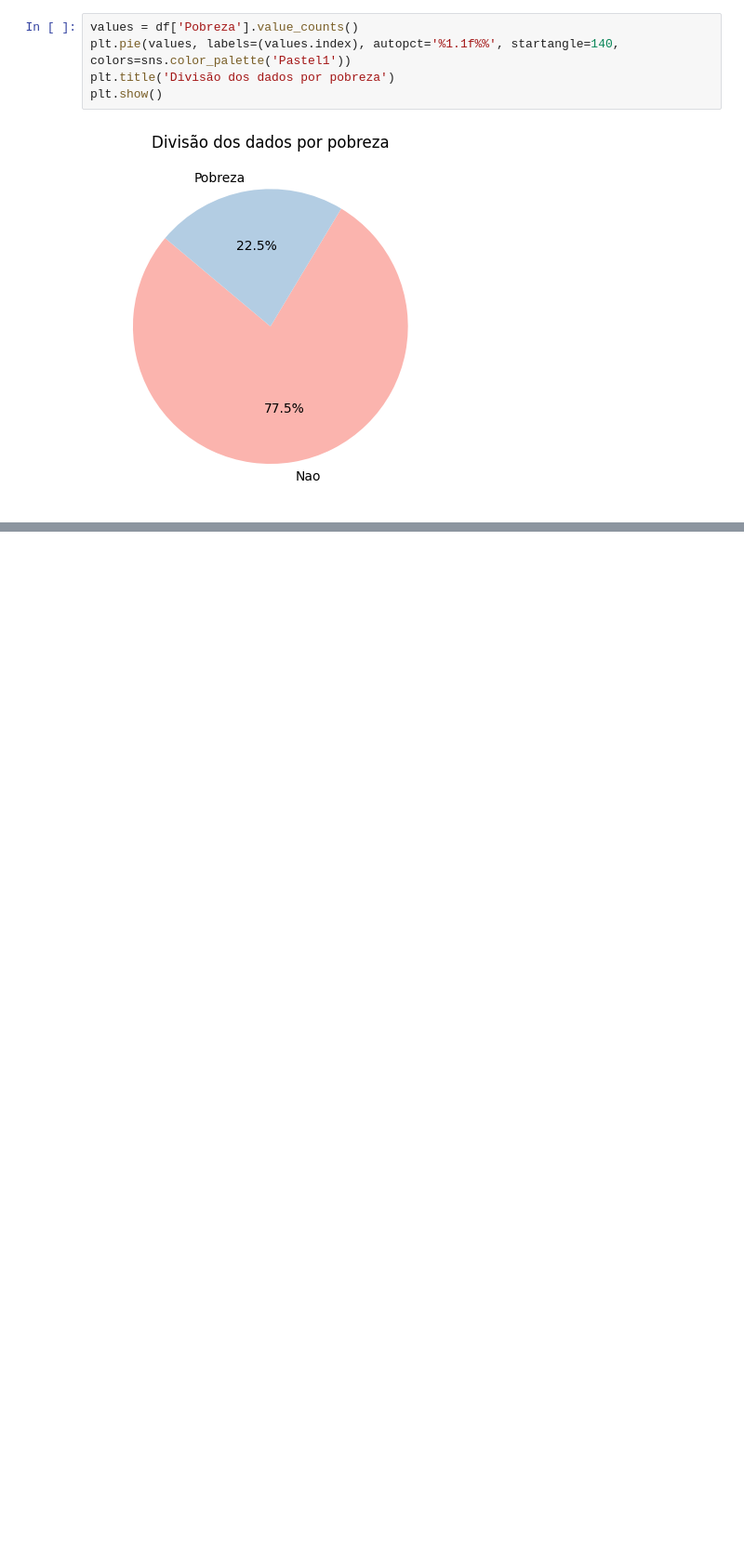
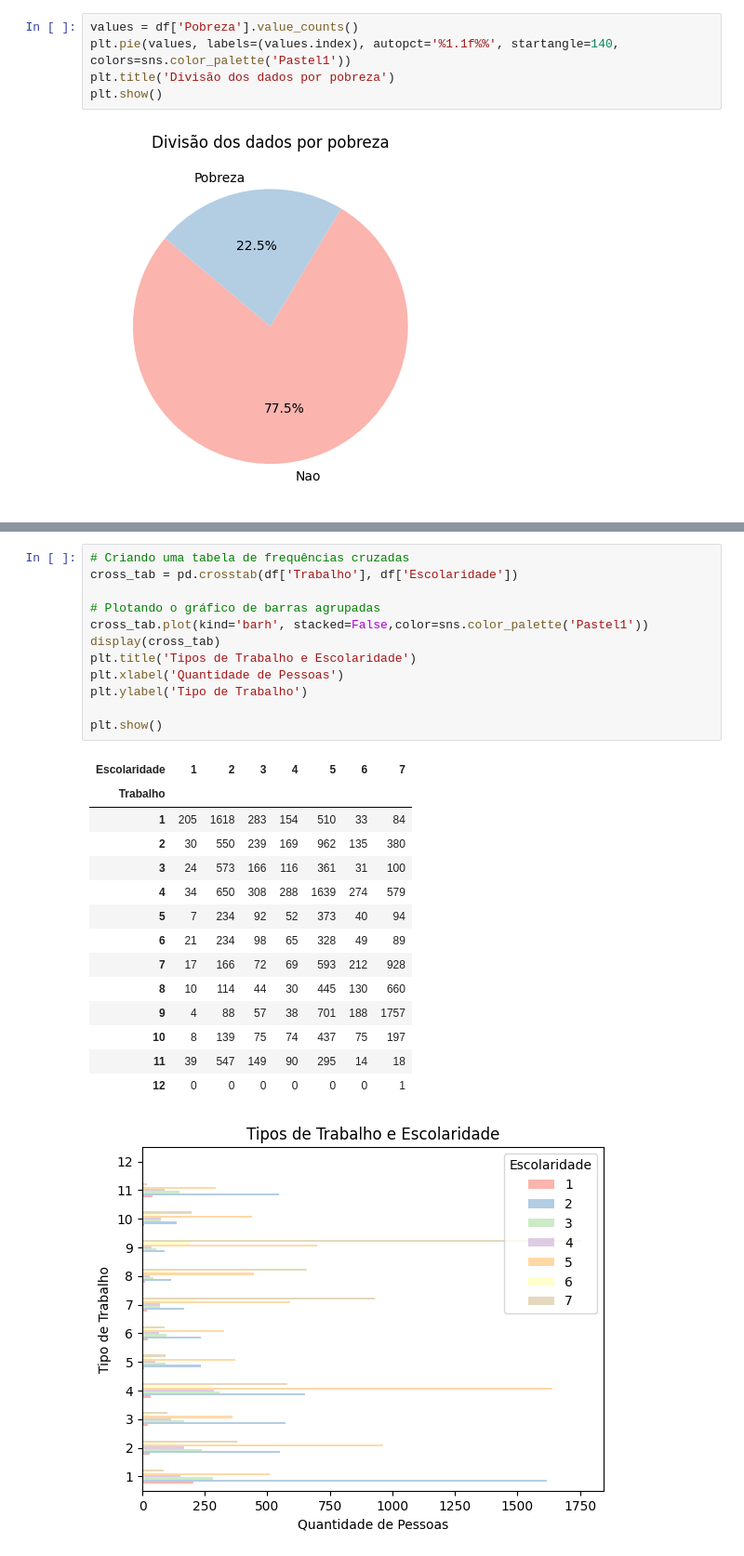
Before and after one commit to mxtqnt/ProbabilidadeEstatistica, a Jupyter notebook: src/homework/notebook.ipynb, the cells around one changed output, grey strips where cells are left out. Shown at 93% size. Saved outputs shown, nothing was run; the diff lists cells and outputs as text; blank space fills up the shorter version.

```diff
--- a/src/homework/notebook.ipynb
+++ b/src/homework/notebook.ipynb
@@ -150,0 +220,28 @@ plt.show()
+# %%
+# Criando uma tabela de frequências cruzadas
+cross_tab = pd.crosstab(df['Trabalho'], df['Escolaridade'])
+
+# Plotando o gráfico de barras agrupadas
+cross_tab.plot(kind='barh', stacked=False,color=sns.color_palette('Pastel1'))
+display(cross_tab)
+plt.title('Tipos de Trabalho e Escolaridade')
+plt.xlabel('Quantidade de Pessoas')
+plt.ylabel('Tipo de Trabalho')
+
+plt.show()
+# %% [output]
+| Escolaridade | 1 | 2 | 3 | 4 | 5 | 6 | 7 |
+| Trabalho |  |  |  |  |  |  |  |
+| 1 | 205 | 1618 | 283 | 154 | 510 | 33 | 84 |
+| 2 | 30 | 550 | 239 | 169 | 962 | 135 | 380 |
+| 3 | 24 | 573 | 166 | 116 | 361 | 31 | 100 |
+| 4 | 34 | 650 | 308 | 288 | 1639 | 274 | 579 |
+| 5 | 7 | 234 | 92 | 52 | 373 | 40 | 94 |
+| 6 | 21 | 234 | 98 | 65 | 328 | 49 | 89 |
+| 7 | 17 | 166 | 72 | 69 | 593 | 212 | 928 |
+| 8 | 10 | 114 | 44 | 30 | 445 | 130 | 660 |
+| 9 | 4 | 88 | 57 | 38 | 701 | 188 | 1757 |
+| 10 | 8 | 139 | 75 | 74 | 437 | 75 | 197 |
+| 11 | 39 | 547 | 149 | 90 | 295 | 14 | 18 |
+| 12 | 0 | 0 | 0 | 0 | 0 | 0 | 1 |
+[figure, added]
```
Also changed, not shown: parts of 5 cells of this notebook, 1 other file.
